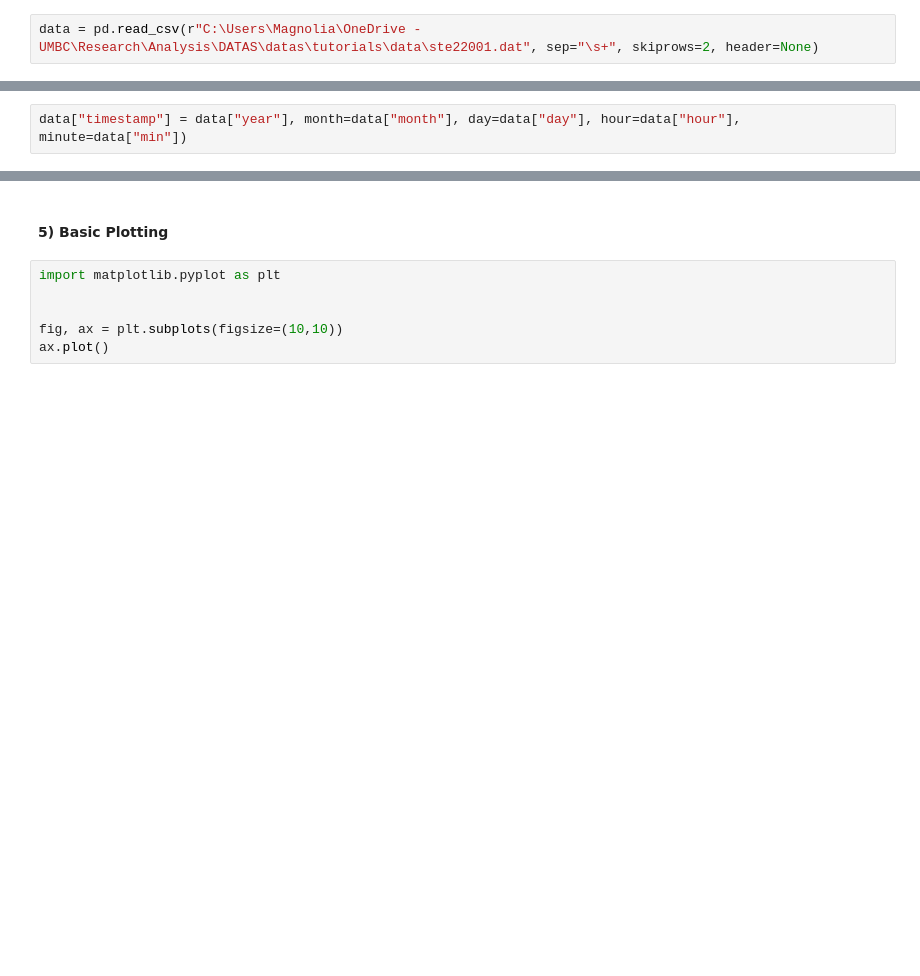
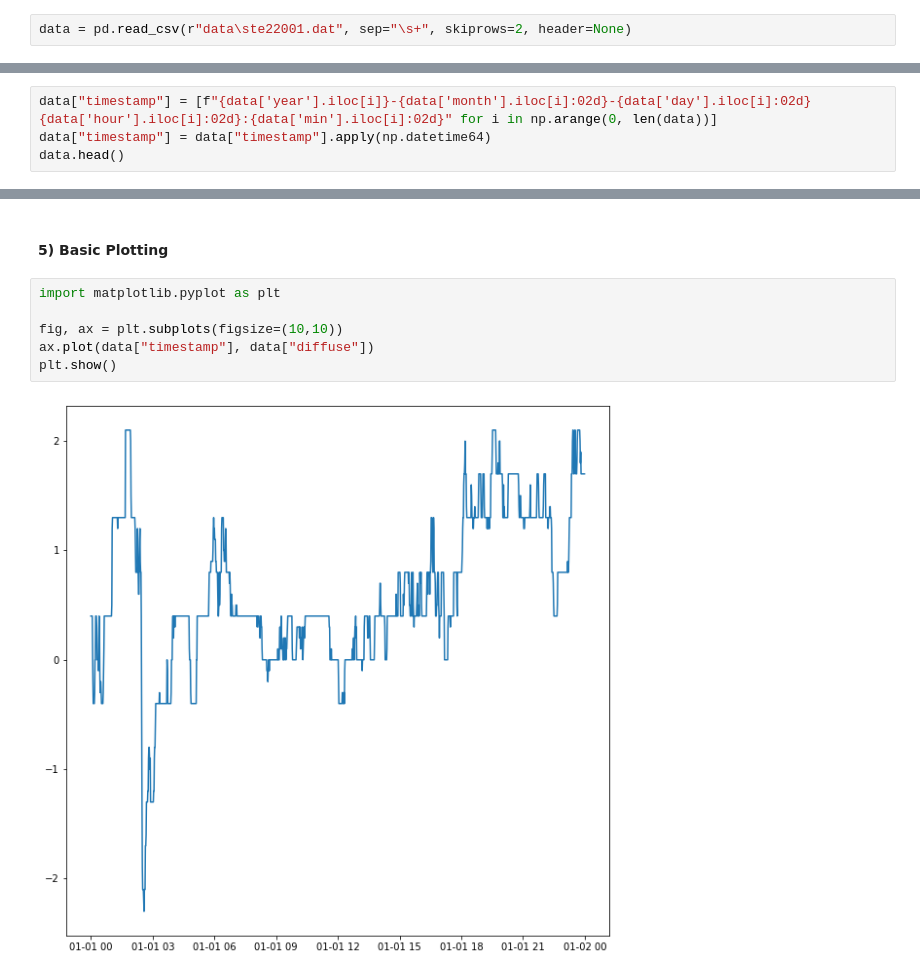
Before and after one commit to moroots/DATAS, a Jupyter notebook: datas/tutorials/IntroPython.ipynb, the cells around one changed output, grey strips where cells are left out. Cells and saved outputs as stored; diff of their text form; blank space fills up the shorter version.

```diff
--- a/datas/tutorials/IntroPython.ipynb
+++ b/datas/tutorials/IntroPython.ipynb
@@ -110,7 +110,7 @@ test = pd.DataFrame()
 # %% [markdown]
 #### 4)  Importing Data
 # %%
-data = pd.read_csv(r"C:\Users\Magnolia\OneDrive - UMBC\Research\Analysis\DATAS\datas\tutorials\data\ste22001.dat", sep="\s+", skiprows=2, header=None)
+data = pd.read_csv(r"data\ste22001.dat", sep="\s+", skiprows=2, header=None)
 # %%
 data.head()
 # %% [output]
@@ -178,5 +178,7 @@ Data columns (total 22 columns):
 dtypes: float64(11), int64(11)
 memory usage: 247.6 KB
 # %%
-data["timestamp"] = data["year"], month=data["month"], day=data["day"], hour=data["hour"], minute=data["min"])
+data["timestamp"] = [f"{data['year'].iloc[i]}-{data['month'].iloc[i]:02d}-{data['day'].iloc[i]:02d} {data['hour'].iloc[i]:02d}:{data['min'].iloc[i]:02d}" for i in np.arange(0, len(data))]
+data["timestamp"] = data["timestamp"].apply(np.datetime64)
+data.head()
 # %% [output]
@@ -186,6 +194,8 @@ ValueError: The truth value of a Series is ambiguous. Use a.empty, a.bool(), a.i
 # %%
 import matplotlib.pyplot as plt
 
-
 fig, ax = plt.subplots(figsize=(10,10))
-ax.plot()
+ax.plot(data["timestamp"], data["diffuse"])
+plt.show()
+# %% [output]
+[figure, added]
```
Also changed, not shown: parts of 1 cell of this notebook.
